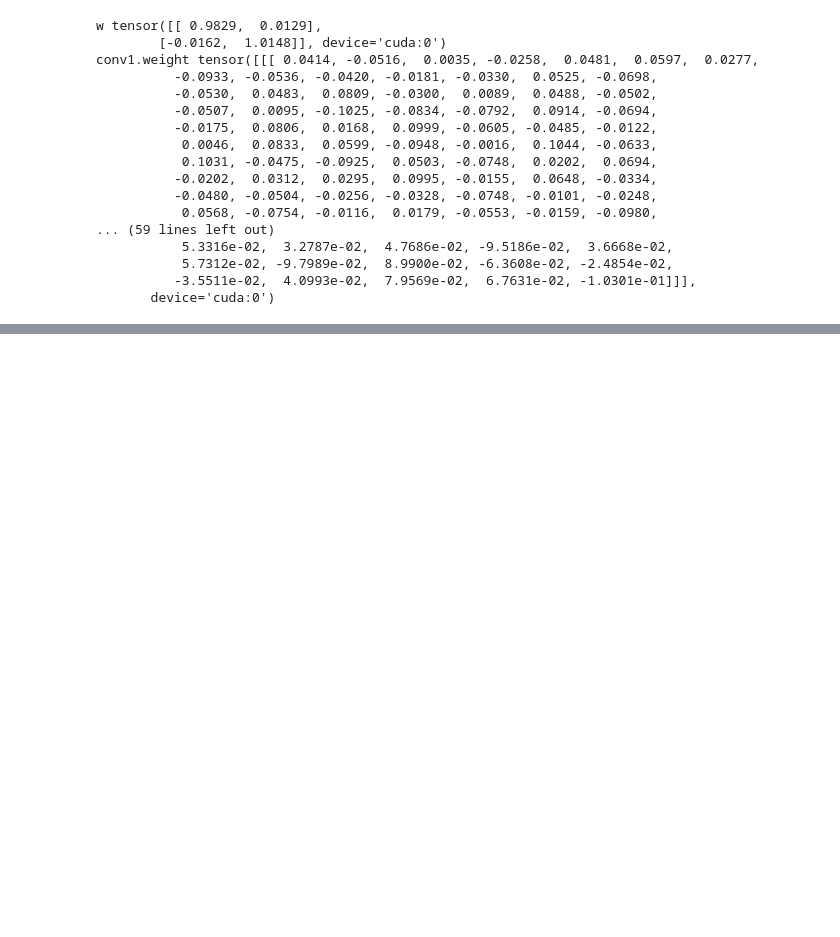
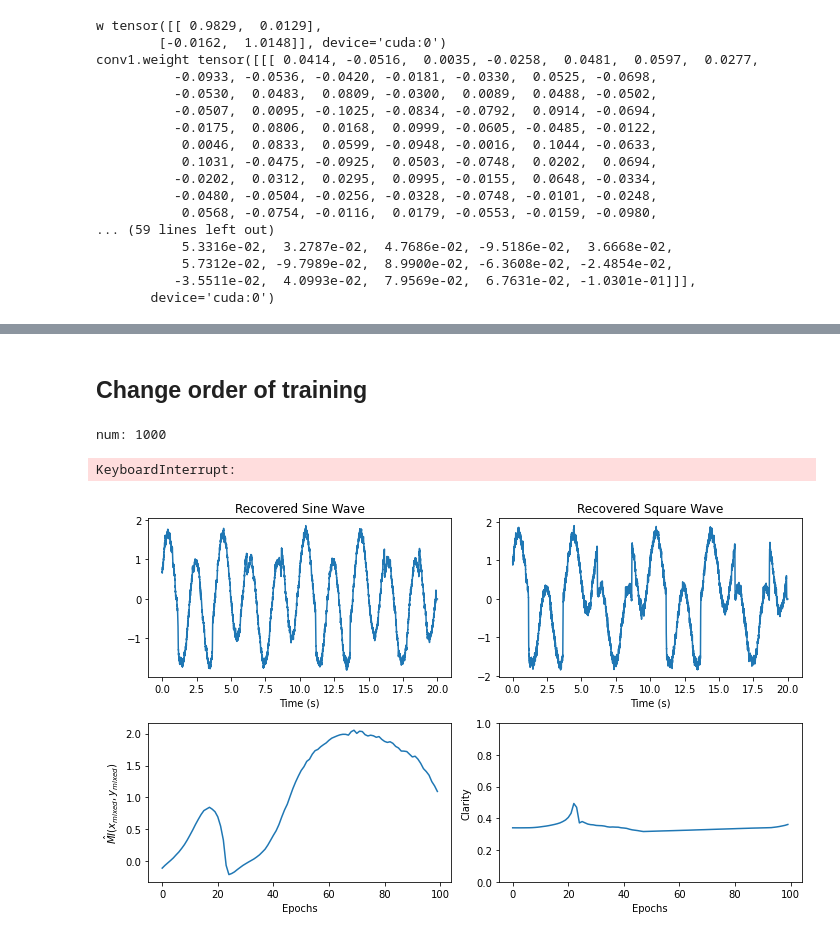
Before and after one commit to ZachFriedenberger/CLUB, a Jupyter notebook: Convol Mixtures.ipynb, the cells around one changed output, grey strips where cells are left out. Cells and saved outputs as stored; diff of their text form; code cells hidden in the pictures; blank space fills up the shorter version.

```diff
--- a/Convol Mixtures.ipynb
+++ b/Convol Mixtures.ipynb
@@ -871,0 +895,2 @@ plt.savefig('recovered_components_convolution_localsamples.jpeg')
+# %% [markdown]
+## Change order of training
@@ -871,0 +995,44 @@ plt.savefig('recovered_components_convolution_localsamples.jpeg')
+# %%
+y = y.to(dev)
+num_mini_batches = 1
+lr=1e-5
+batch_size = 10 #500 # equal to the length of the input
+num_epochs = 500
+schedule = False
+
+mi_est_values, clarity_est, x_samples, y_samples, decoder, mi_estimator = train_model_test(data=y, lr=lr, batch_size=batch_size, num_epochs=num_epochs, num_mini_batches=num_mini_batches, schedule=schedule)
+# %% [output]
+num: 1000
+KeyboardInterrupt:
+# %%
+plt.figure(figsize=(10, 6))
+plt.subplot(2, 2, 1)
+plt.title('Recovered Sine Wave')
+plt.plot(t, x_samples)
+
+plt.xlabel('Time (s)')
+
+plt.subplot(2, 2, 2)
+plt.plot(t, y_samples)
+plt.title('Recovered Square Wave')
+plt.xlabel('Time (s)')
+
+
+plt.subplot(2,2,3)
+plt.plot(mi_est_values)
+plt.xlabel('Epochs')
+plt.ylabel('$\hat{MI}(x_{mixed}, y_{mixed})$')
+
+
+plt.subplot(2,2,4)
+plt.plot(clarity_est)
+plt.ylim([0, 1])
+plt.xlabel('Epochs')
+plt.ylabel('Clarity')
+plt.tight_layout()
+
+
+plt.tight_layout()
+plt.savefig('recovered_components_convolution_order2.jpeg')
+# %% [output]
+[figure, added]
```
Also changed, not shown: parts of 14 cells of this notebook, 15 other files.
